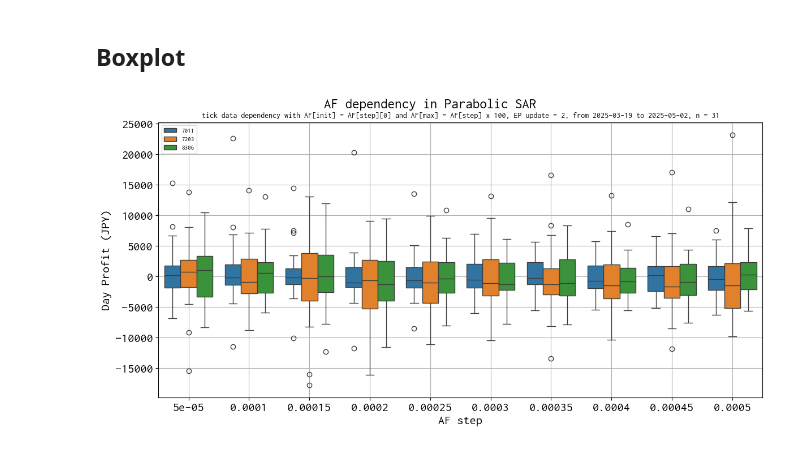
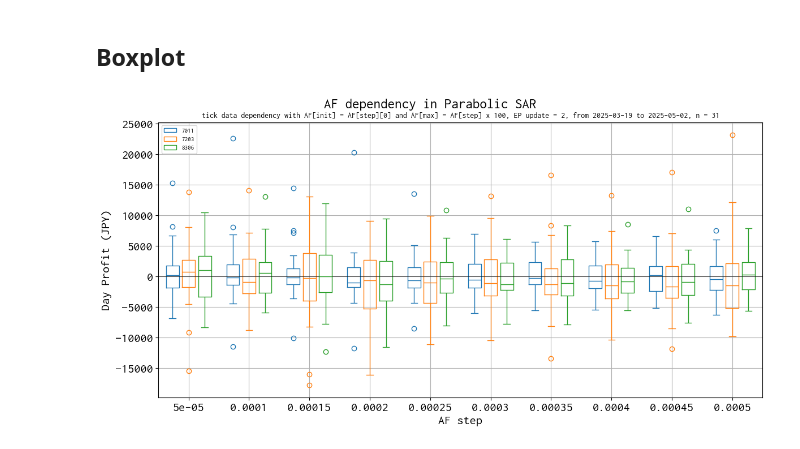
Before and after one commit to bitwalk123/day_trade_simulator, a Jupyter notebook: jupyter/exp_trial_002_epupd_2.ipynb, the cells around one changed output. Drawn from its saved outputs; the diff is of its cells as text; code cells hidden in the pictures.

```diff
--- a/jupyter/exp_trial_002_epupd_2.ipynb
+++ b/jupyter/exp_trial_002_epupd_2.ipynb
@@ -203,32 +203,33 @@ FONT_PATH = "../fonts/RictyDiminished-Regular.ttf"
 fm.fontManager.addfont(FONT_PATH)
 
 # FontPropertiesオブジェクト生成（名前の取得のため）
 font_prop = fm.FontProperties(fname=FONT_PATH)
 font_prop.get_name()
 
 plt.rcParams['font.family'] = font_prop.get_name()
 plt.rcParams['font.size'] = 16
 
 fig = plt.figure(figsize=(12, 6))
 ax = fig.add_subplot(111)
 
-sns.boxplot(data=df, x='af_step', y='profit', hue='code', ax=ax)
+sns.boxplot(data=df, x='af_step', y='profit', hue='code', linewidth=1, fill=False, gap=.2, ax=ax)
+ax.axhline(0, color='black', lw=0.5)
 ax.set_xlabel('AF step')
 ax.set_ylabel('Day Profit (JPY)')
 ax.legend(fontsize=8)
 
 ax.grid()
 
 ax.set_title(
     'tick data dependency with AF[init] = AF[step][0] and AF[max] = AF[step] x 100, EP update = 2, from %s to %s, n = %d' % (
         list_date[0], list_date[len(list_date) - 1], len(list_date)
     ),
     fontsize=10
 )
 
 plt.suptitle('AF dependency in Parabolic SAR', fontsize=18)
 plt.subplots_adjust(left=0.1, right=0.99, bottom=0.1, top=0.91)
 plt.savefig('./%s/boxplot.png' % name_doe)
 plt.show()
 # %% [output]
-[figure, old version]
+[figure, new version]
```
Also changed, not shown: 9 other files.
